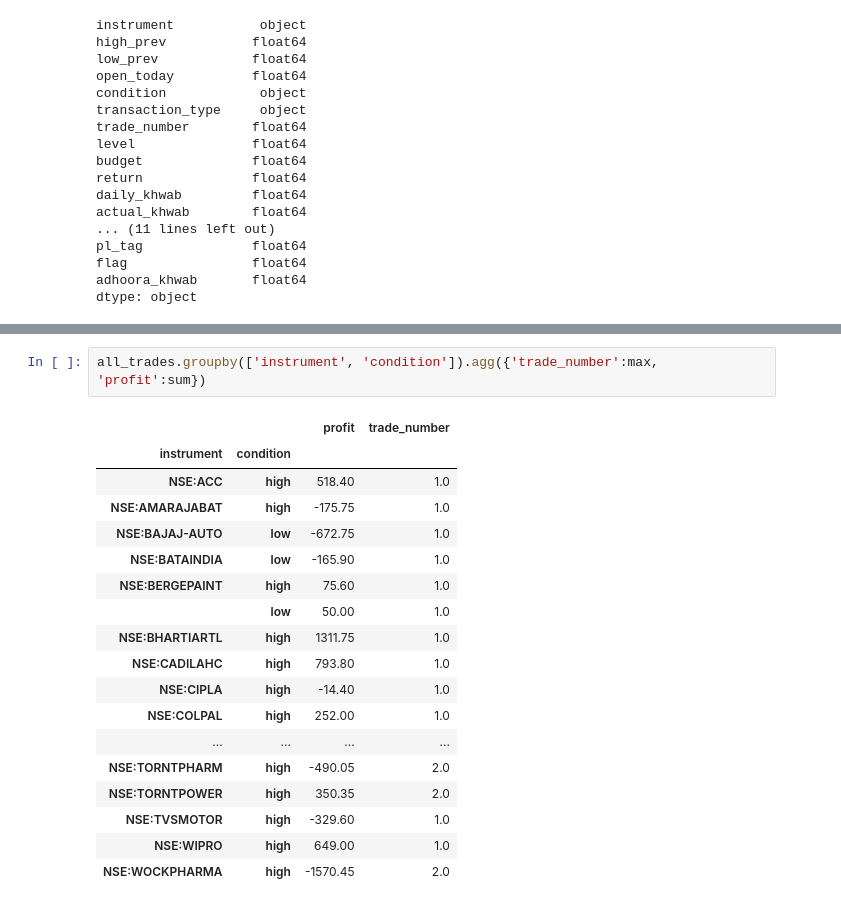
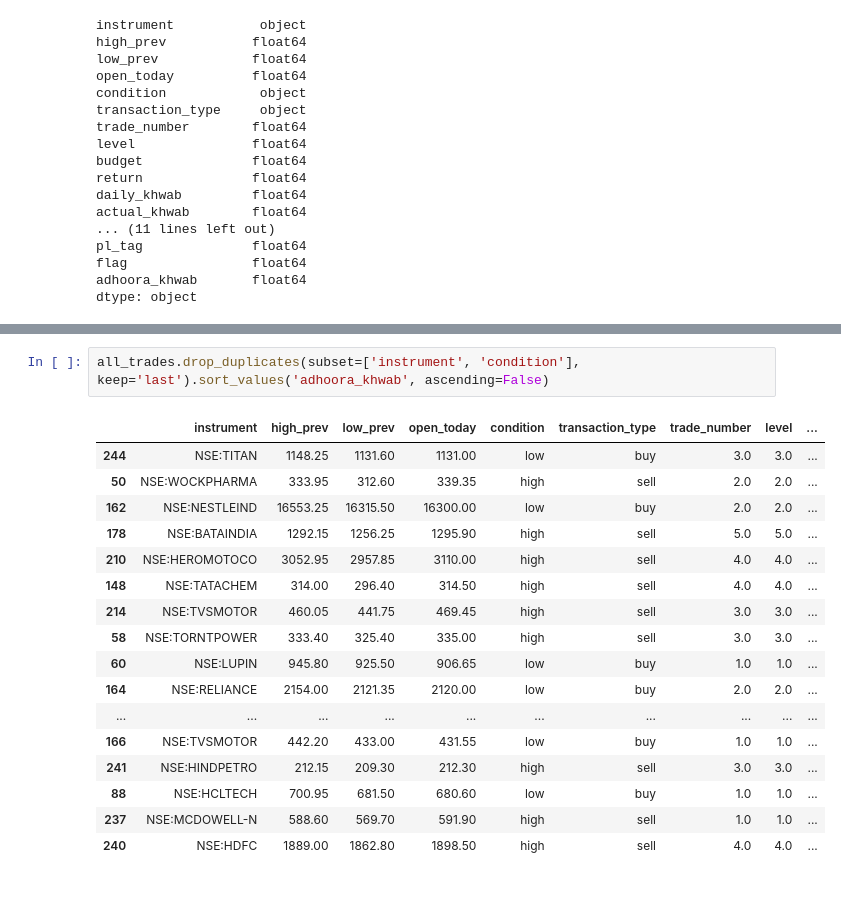
Before and after one commit to shivamdutta/needle, a Jupyter notebook: analytics.ipynb, the cells around one changed output, grey strips where cells are left out. Drawn from its saved outputs; the diff is of its cells as text.

```diff
--- a/analytics.ipynb
+++ b/analytics.ipynb
@@ -47,24 +36,23 @@ all_trades
-# %%
-all_trades.groupby(['instrument', 'condition']).agg({'trade_number':max, 'profit':sum})
-# %% [output]
-|  |  | profit | trade_number |
-| instrument | condition |  |  |
-| NSE:ACC | high | 518.40 | 1.0 |
-| NSE:AMARAJABAT | high | -175.75 | 1.0 |
-| NSE:BAJAJ-AUTO | low | -672.75 | 1.0 |
-| NSE:BATAINDIA | low | -165.90 | 1.0 |
-| NSE:BERGEPAINT | high | 75.60 | 1.0 |
-|  | low | 50.00 | 1.0 |
-| NSE:BHARTIARTL | high | 1311.75 | 1.0 |
-| NSE:CADILAHC | high | 793.80 | 1.0 |
-| NSE:CIPLA | high | -14.40 | 1.0 |
-| NSE:COLPAL | high | 252.00 | 1.0 |
-| ... | ... | ... | ... |
-| NSE:TORNTPHARM | high | -490.05 | 2.0 |
-| NSE:TORNTPOWER | high | 350.35 | 2.0 |
-| NSE:TVSMOTOR | high | -329.60 | 1.0 |
-| NSE:WIPRO | high | 649.00 | 1.0 |
-| NSE:WOCKPHARMA | high | -1570.45 | 2.0 |
+# %%
+all_trades.drop_duplicates(subset=['instrument', 'condition'], keep='last').sort_values('adhoora_khwab', ascending=False)
+# %% [output]
+|  | instrument | high_prev | low_prev | open_today | condition | transaction_type | trade_number | level | ... |
+| 244 | NSE:TITAN | 1148.25 | 1131.60 | 1131.00 | low | buy | 3.0 | 3.0 | ... |
+| 50 | NSE:WOCKPHARMA | 333.95 | 312.60 | 339.35 | high | sell | 2.0 | 2.0 | ... |
+| 162 | NSE:NESTLEIND | 16553.25 | 16315.50 | 16300.00 | low | buy | 2.0 | 2.0 | ... |
+| 178 | NSE:BATAINDIA | 1292.15 | 1256.25 | 1295.90 | high | sell | 5.0 | 5.0 | ... |
+| 210 | NSE:HEROMOTOCO | 3052.95 | 2957.85 | 3110.00 | high | sell | 4.0 | 4.0 | ... |
+| 148 | NSE:TATACHEM | 314.00 | 296.40 | 314.50 | high | sell | 4.0 | 4.0 | ... |
+| 214 | NSE:TVSMOTOR | 460.05 | 441.75 | 469.45 | high | sell | 3.0 | 3.0 | ... |
+| 58 | NSE:TORNTPOWER | 333.40 | 325.40 | 335.00 | high | sell | 3.0 | 3.0 | ... |
+| 60 | NSE:LUPIN | 945.80 | 925.50 | 906.65 | low | buy | 1.0 | 1.0 | ... |
+| 164 | NSE:RELIANCE | 2154.00 | 2121.35 | 2120.00 | low | buy | 2.0 | 2.0 | ... |
+| ... | ... | ... | ... | ... | ... | ... | ... | ... | ... |
+| 166 | NSE:TVSMOTOR | 442.20 | 433.00 | 431.55 | low | buy | 1.0 | 1.0 | ... |
+| 241 | NSE:HINDPETRO | 212.15 | 209.30 | 212.30 | high | sell | 3.0 | 3.0 | ... |
+| 88 | NSE:HCLTECH | 700.95 | 681.50 | 680.60 | low | buy | 1.0 | 1.0 | ... |
+| 237 | NSE:MCDOWELL-N | 588.60 | 569.70 | 591.90 | high | sell | 1.0 | 1.0 | ... |
+| 240 | NSE:HDFC | 1889.00 | 1862.80 | 1898.50 | high | sell | 4.0 | 4.0 | ... |
 # %%
 all_trades.profit.sum()
 # %% [output]
```
Also changed, not shown: parts of 2 cells of this notebook, 9 other files.
